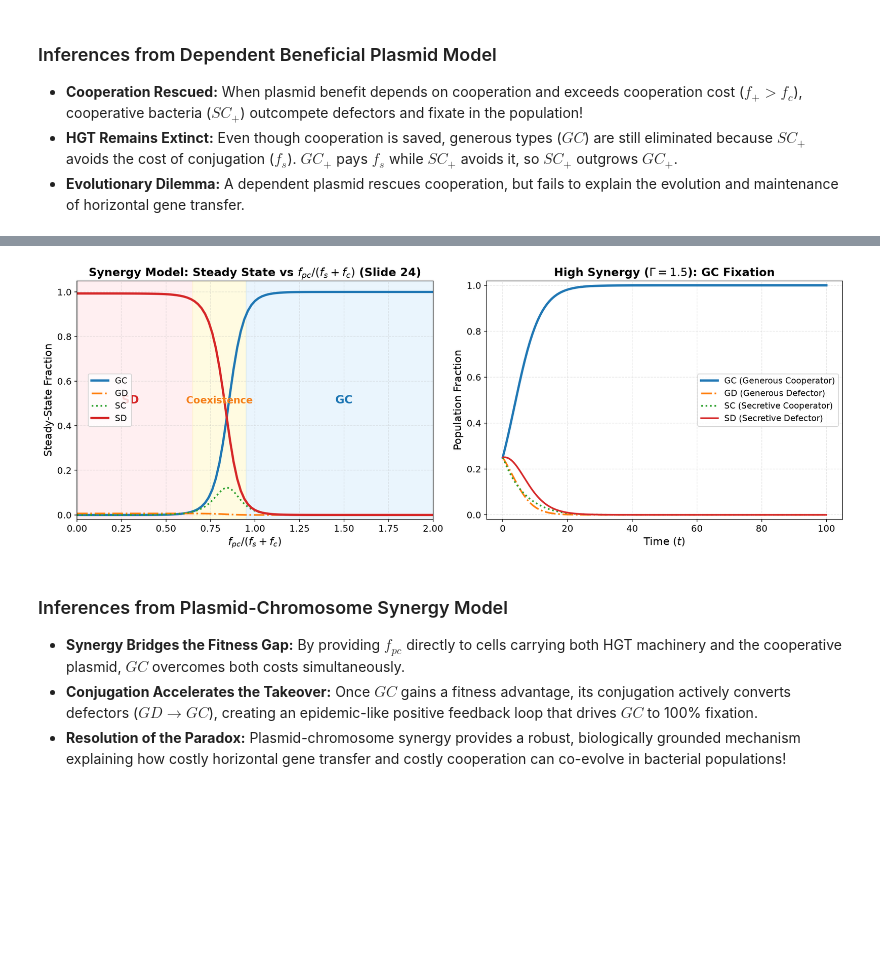
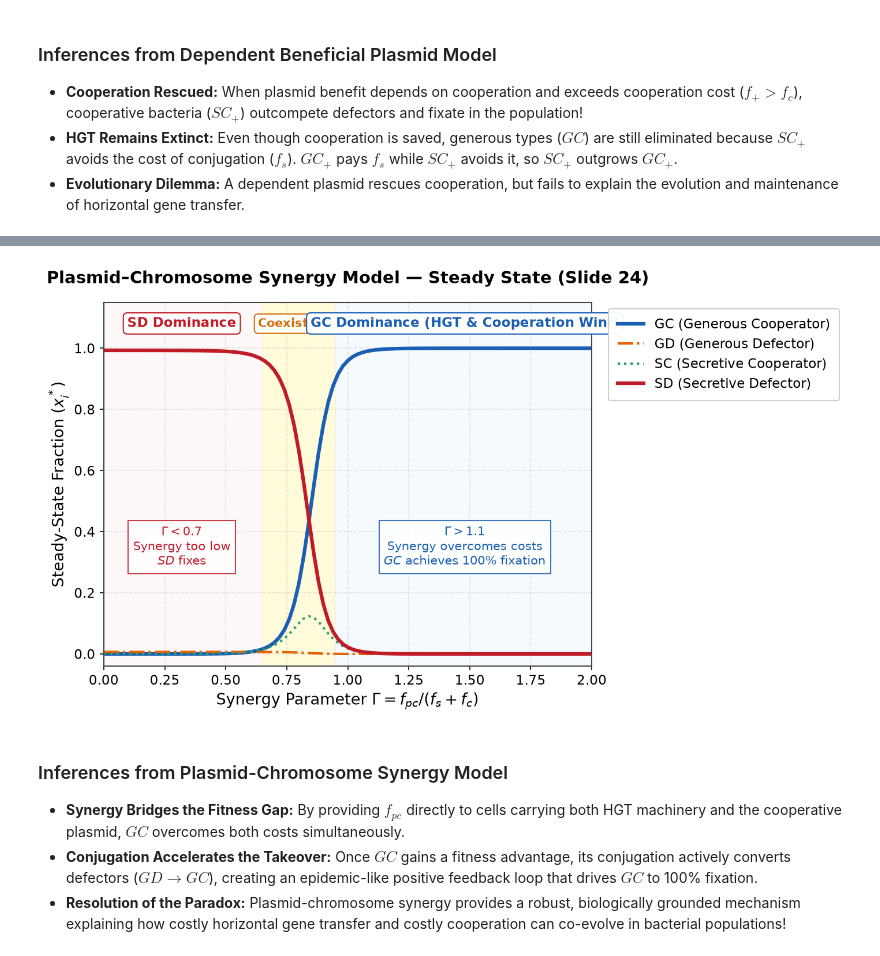
Before and after one commit to tshrayansh/To-Gossip-or-Not-To-Gossip, a Jupyter notebook: BEE26_To_Gossip_or_Not_To_Gossip.ipynb, the cells around one changed output, grey strips where cells are left out. Cells and saved outputs as stored; diff of their text form; code cells hidden in the pictures; blank space fills up the shorter version.

```diff
--- a/BEE26_To_Gossip_or_Not_To_Gossip.ipynb
+++ b/BEE26_To_Gossip_or_Not_To_Gossip.ipynb
@@ -437,68 +487,71 @@ def synergy_model_ode(t, y, alpha, fc, fs, fpc):
     f_SD = 1.0 + fs
 
     f_bar = 1.0 - fc * (GC + SC) + fs * (SC + SD) + fpc * GC
 
     dGC = (f_GC - f_bar) * GC + alpha * GC * GD
     dGD = (f_GD - f_bar) * GD - alpha * GC * GD
     dSC = (f_SC - f_bar) * SC + alpha * GC * SD
     dSD = (f_SD - f_bar) * SD - alpha * GC * SD
     return [dGC, dGD, dSC, dSD]
 
-# 1. Parameter sweep vs f_pc / (f_s + f_c) (Slide 24)
+# Parameter sweep vs f_pc / (f_s + f_c) (Slide 24)
 ratios_fpc = np.linspace(0.0, 2.0, 101)
 y0_synergy = [0.25, 0.25, 0.25, 0.25]
 synergy_sweep = []
 # Finite horizon T=50 captures the observable coexistence regime and critical slowing down (Slide 24)
 for r in ratios_fpc:
     fpc = r * (fs + fc)
     sol = spi.solve_ivp(synergy_model_ode, (0, 50), y0_synergy, args=(alpha, fc, fs, fpc), method='RK45')
     final = np.maximum(0, sol.y[:, -1])
     synergy_sweep.append(final / np.sum(final))
 synergy_sweep = np.array(synergy_sweep)
 
-# 2. Time series for High Synergy vs Low Synergy
-t_eval_syn = np.linspace(0, 100, 500)
-sol_syn_low = spi.solve_ivp(synergy_model_ode, (0, 100), y0_synergy, args=(alpha, fc, fs, 0.5*(fs+fc)), t_eval=t_eval_syn, method='RK45')
-sol_syn_high = spi.solve_ivp(synergy_model_ode, (0, 100), y0_synergy, args=(alpha, fc, fs, 1.5*(fs+fc)), t_eval=t_eval_syn, method='RK45')
+fig, ax = plt.subplots(figsize=(9.5, 5.4))
+ax.plot(ratios_fpc, synergy_sweep[:, 0], label="GC (Generous Cooperator)", color=COLOR_GC, linewidth=3.0)
+ax.plot(ratios_fpc, synergy_sweep[:, 1], label="GD (Generous Defector)", color=COLOR_GD, linestyle="-.", linewidth=2.0)
+ax.plot(ratios_fpc, synergy_sweep[:, 2], label="SC (Secretive Cooperator)", color=COLOR_SC, linestyle=":", linewidth=2.0)
+ax.plot(ratios_fpc, synergy_sweep[:, 3], label="SD (Secretive Defector)", color=COLOR_SD, linewidth=3.0)
 
-# Plotting Synergy Model
-fig, (ax1, ax2) = plt.subplots(1, 2, figsize=(15, 5.5))
+# Shaded background regimes matching Slide 24
+ax.axvspan(0.0, 0.65, color=SHADE_SD, alpha=0.35)
+ax.axvspan(0.65, 0.95, color=SHADE_COEX, alpha=0.6)
+ax.axvspan(0.95, 2.0, color=SHADE_GC, alpha=0.35)
 
-# Bifurcation (Slide 24)
-ax1.plot(ratios_fpc, synergy_sweep[:, 0], label="GC", color=COLOR_GC, linewidth=3)
-ax1.plot(ratios_fpc, synergy_sweep[:, 1], label="GD", color=COLOR_GD, linestyle="-.")
-ax1.plot(ratios_fpc, synergy_sweep[:, 2], label="SC", color=COLOR_SC, linestyle=":")
-ax1.plot(ratios_fpc, synergy_sweep[:, 3], label="SD", color=COLOR_SD, linewidth=3)
+ax.set_title(r"Plasmid–Chromosome Synergy Model — Steady State (Slide 24)", pad=16)
+ax.set_xlabel(r"Synergy Parameter $\Gamma = f_{pc} / (f_s + f_c)$")
+ax.set_ylabel("Steady-State Fraction ($x_i^*$)")
+ax.set_xlim(0.0, 2.0)
+ax.set_ylim(-0.04, 1.15)
 
-ax1.axvspan(0.0, 0.65, color="#ffcdd2", alpha=0.3)
-ax1.axvspan(0.65, 0.95, color="#fff9c4", alpha=0.5)
-ax1.axvspan(0.95, 2.0, color="#bbdefb", alpha=0.3)
+# Dedicated header banner strip for regimes
+ax.text(0.32, 1.07, "SD Dominance", fontsize=11, fontweight="bold", color=COLOR_SD, ha="center",
+        bbox=dict(boxstyle="round,pad=0.3", facecolor="white", edgecolor=COLOR_SD, linewidth=1.0))
+ax.text(0.80, 1.07, "Coexistence", fontsize=10, fontweight="bold", color="#d46b08", ha="center",
+        bbox=dict(boxstyle="round,pad=0.3", facecolor="white", edgecolor="#d46b08", linewidth=1.0))
+ax.text(1.48, 1.07, "GC Dominance (HGT & Cooperation Win!)", fontsize=11, fontweight="bold", color=COLOR_GC, ha="center",
+        bbox=dict(boxstyle="round,pad=0.3", facecolor="white", edgecolor=COLOR_GC, linewidth=1.0))
 
-ax1.set_title("Synergy Model: Steady State vs $f_{pc} / (f_s + f_c)$ (Slide 24)", fontweight="bold")
-ax1.set_xlabel(r"$f_{pc} / (f_s + f_c)$")
-ax1.set_ylabel("Steady-State Fraction")
-ax1.set_xlim(0.0, 2.0)
-ax1.set_ylim(-0.02, 1.05)
-ax1.text(0.3, 0.5, "SD", fontsize=15, fontweight="bold", color=COLOR_SD, ha="center")
-ax1.text(0.8, 0.5, "Coexistence", fontsize=13, fontweight="bold", color="#f57f17", ha="center")
-ax1.text(1.5, 0.5, "GC", fontsize=15, fontweight="bold", color=COLOR_GC, ha="center")
-ax1.legend(loc="center left", bbox_to_anchor=(0.02, 0.5))
+# Clear annotations in guaranteed empty lower-left and lower-right corners
+ax.text(0.32, 0.35,
+        r"$\Gamma < 0.7$" "\n"
+        "Synergy too low\n"
+        r"$SD$ fixes",
+        ha="center", va="center", fontsize=10, color=COLOR_SD,
+        bbox=dict(boxstyle="square,pad=0.4", facecolor="#ffffff", edgecolor=COLOR_SD, alpha=0.85))
 
-# Trajectory for High Synergy (GC Takeover)
-ax2.plot(sol_syn_high.t, sol_syn_high.y[0], label="GC (Generous Cooperator)", color=COLOR_GC, linewidth=3)
-ax2.plot(sol_syn_high.t, sol_syn_high.y[1], label="GD (Generous Defector)", color=COLOR_GD, linestyle="-.")
-ax2.plot(sol_syn_high.t, sol_syn_high.y[2], label="SC (Secretive Cooperator)", color=COLOR_SC, linestyle=":")
-ax2.plot(sol_syn_high.t, sol_syn_high.y[3], label="SD (Secretive Defector)", color=COLOR_SD)
-ax2.set_title("High Synergy ($\\Gamma=1.5$): GC Fixation", fontweight="bold")
-ax2.set_xlabel("Time ($t$)")
-ax2.set_ylabel("Population Fraction")
-ax2.set_ylim(-0.02, 1.02)
-ax2.legend()
+ax.text(1.48, 0.35,
+        r"$\Gamma > 1.1$" "\n"
+        "Synergy overcomes costs\n"
+        r"$GC$ achieves 100% fixation",
+        ha="center", va="center", fontsize=10, color=COLOR_GC,
+        bbox=dict(boxstyle="square,pad=0.4", facecolor="#ffffff", edgecolor=COLOR_GC, alpha=0.85))
+
+ax.legend(bbox_to_anchor=(1.02, 1.0), loc="upper left", framealpha=0.95, borderpad=0.7, edgecolor="#cccccc")
 
 plt.tight_layout()
 plt.show()
 # %% [output]
-[figure, old version]
+[figure, new version]
 # %% [markdown]
 ### Inferences from Plasmid-Chromosome Synergy Model
 - **Synergy Bridges the Fitness Gap:** By providing $f_{pc}$ directly to cells carrying both HGT machinery and the cooperative plasmid, $GC$ overcomes both costs simultaneously.
```
Also changed, not shown: parts of 10 cells of this notebook, 13 other files.
